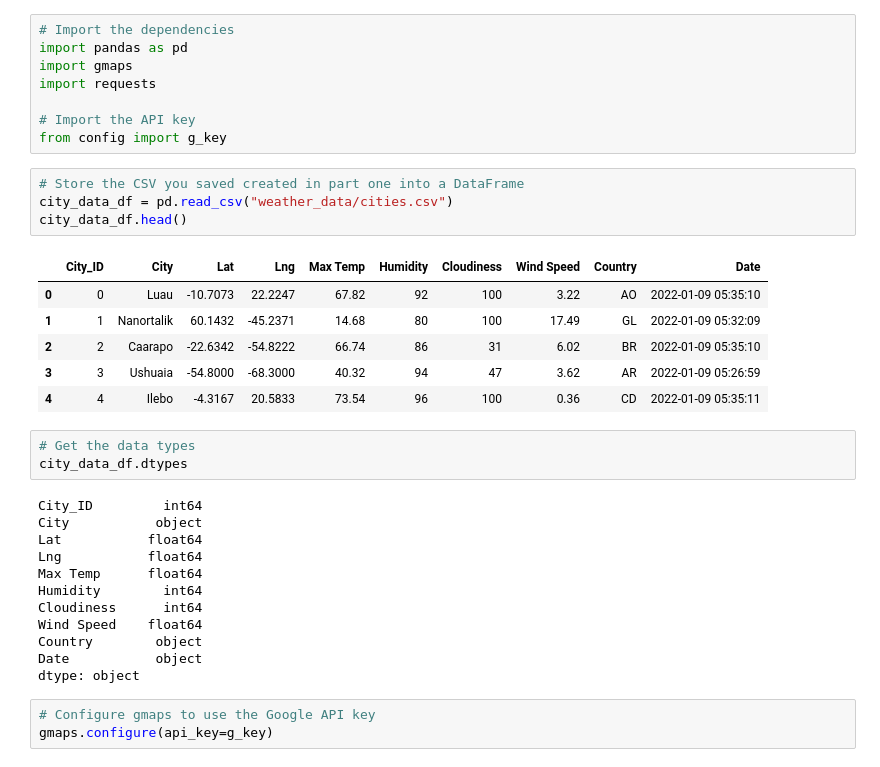
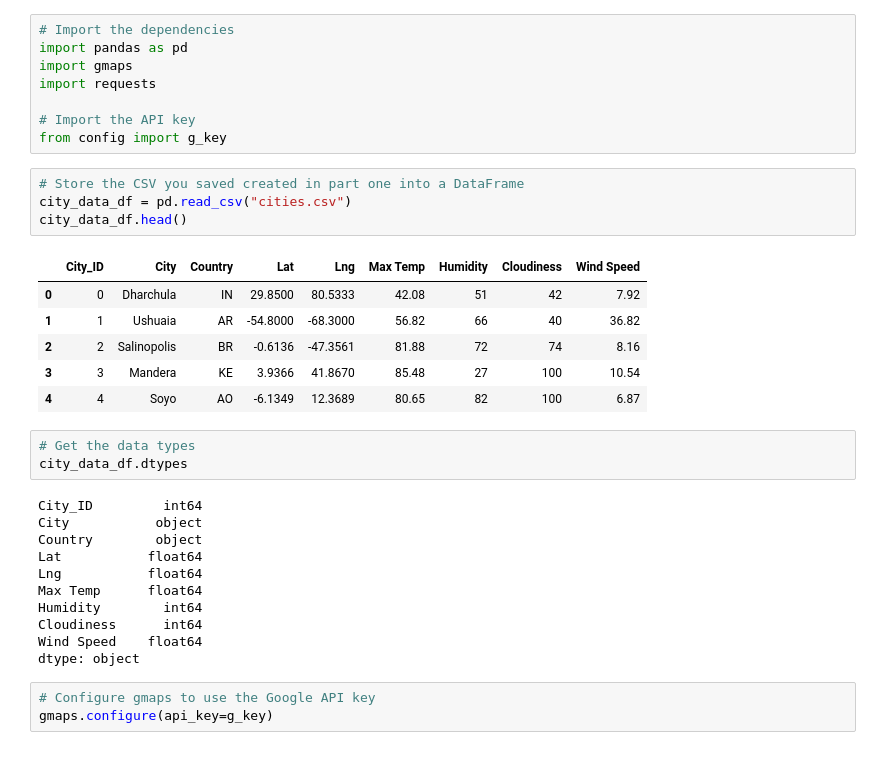
Before and after one commit to Becca-Mae-Hinkle/World_Weather_Analysis, a Jupyter notebook: VacationPy.ipynb, the cells around one changed output. Saved outputs shown, nothing was run; the diff lists cells and outputs as text.

```diff
--- a/VacationPy.ipynb
+++ b/VacationPy.ipynb
@@ -8,29 +8,28 @@ import requests
 from config import g_key
 # %%
 # Store the CSV you saved created in part one into a DataFrame
-city_data_df = pd.read_csv("weather_data/cities.csv")
+city_data_df = pd.read_csv("cities.csv")
 city_data_df.head()
 # %% [output]
-|  | City_ID | City | Lat | Lng | Max Temp | Humidity | Cloudiness | Wind Speed | Country | Date |
-| 0 | 0 | Luau | -10.7073 | 22.2247 | 67.82 | 92 | 100 | 3.22 | AO | 2022-01-09 05:35:10 |
-| 1 | 1 | Nanortalik | 60.1432 | -45.2371 | 14.68 | 80 | 100 | 17.49 | GL | 2022-01-09 05:32:09 |
-| 2 | 2 | Caarapo | -22.6342 | -54.8222 | 66.74 | 86 | 31 | 6.02 | BR | 2022-01-09 05:35:10 |
-| 3 | 3 | Ushuaia | -54.8000 | -68.3000 | 40.32 | 94 | 47 | 3.62 | AR | 2022-01-09 05:26:59 |
-| 4 | 4 | Ilebo | -4.3167 | 20.5833 | 73.54 | 96 | 100 | 0.36 | CD | 2022-01-09 05:35:11 |
+|  | City_ID | City | Country | Lat | Lng | Max Temp | Humidity | Cloudiness | Wind Speed |
+| 0 | 0 | Dharchula | IN | 29.8500 | 80.5333 | 42.08 | 51 | 42 | 7.92 |
+| 1 | 1 | Ushuaia | AR | -54.8000 | -68.3000 | 56.82 | 66 | 40 | 36.82 |
+| 2 | 2 | Salinopolis | BR | -0.6136 | -47.3561 | 81.88 | 72 | 74 | 8.16 |
+| 3 | 3 | Mandera | KE | 3.9366 | 41.8670 | 85.48 | 27 | 100 | 10.54 |
+| 4 | 4 | Soyo | AO | -6.1349 | 12.3689 | 80.65 | 82 | 100 | 6.87 |
 # %%
 # Get the data types
 city_data_df.dtypes
 # %% [output]
 City_ID         int64
 City           object
+Country        object
 Lat           float64
 Lng           float64
 Max Temp      float64
 Humidity        int64
 Cloudiness      int64
 Wind Speed    float64
-Country        object
-Date           object
 dtype: object
 # %%
 # Configure gmaps to use the Google API key
```
Also changed, not shown: parts of 13 cells of this notebook, 16 other files.
